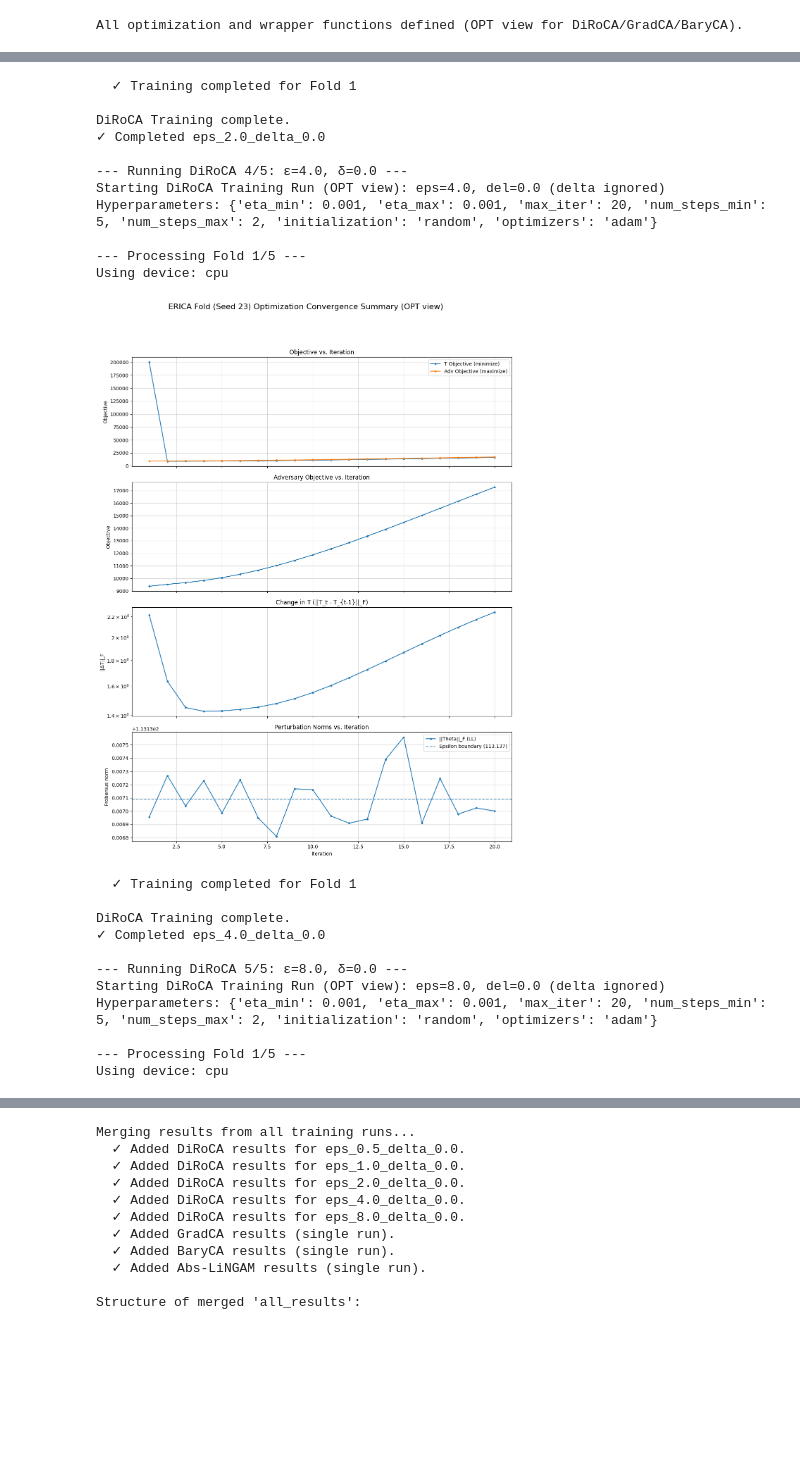
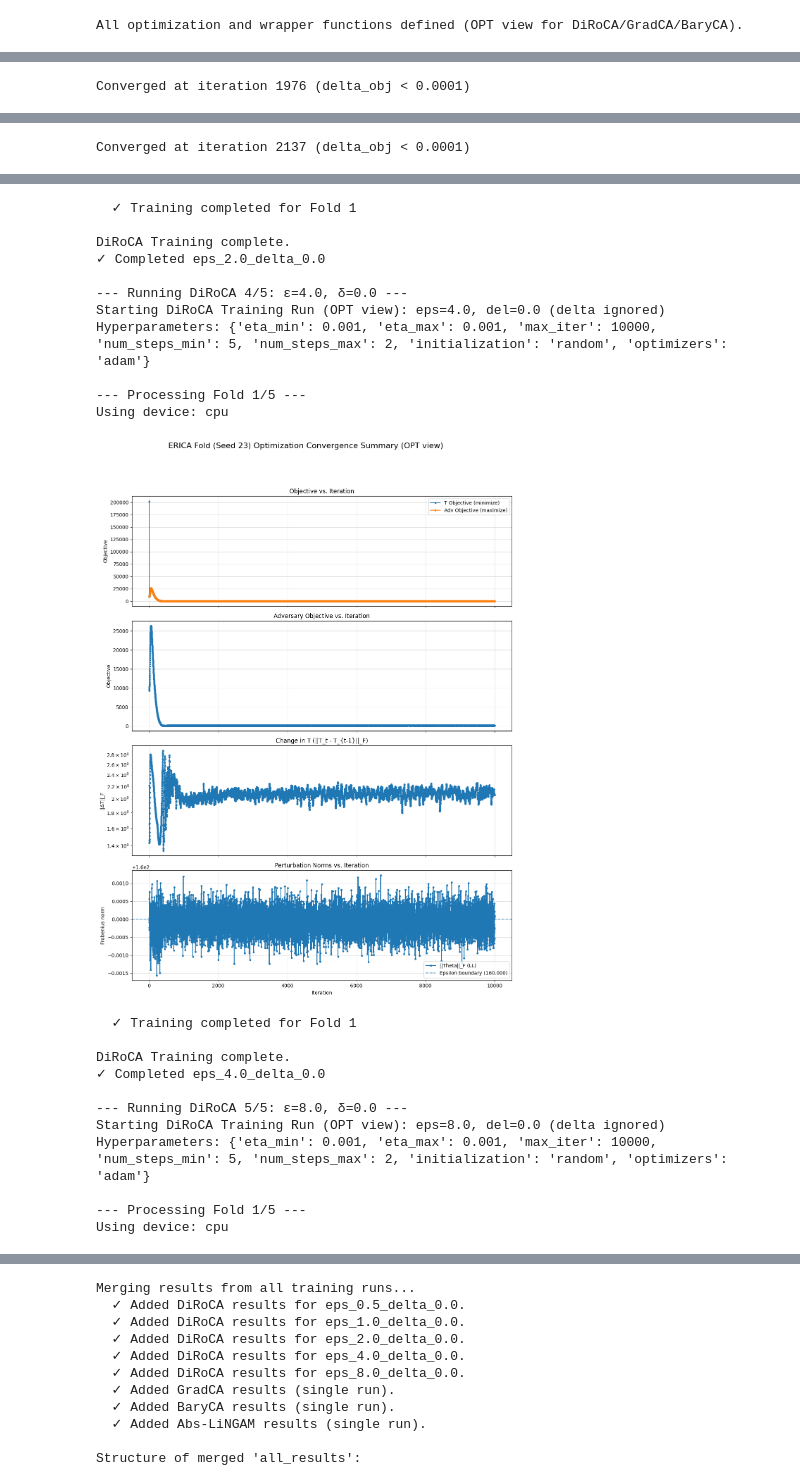
Before and after one commit to yfelekis/GenDiroca, a Jupyter notebook: cmnist_opt_new_fixed.ipynb, the cells around one changed output, grey strips where cells are left out. Drawn from its saved outputs; the diff is of its cells as text; code cells hidden in the pictures; blank space fills up the shorter version.

```diff
--- a/cmnist_opt_new_fixed.ipynb
+++ b/cmnist_opt_new_fixed.ipynb
@@ -602,7 +602,7 @@ import torch
 import numpy as np
 
 # How many samples you want to keep
-N_SUB = 1000  # e.g. 500 or 1000
+N_SUB = 2000  # e.g. 500 or 1000
 
 print("\n" + "="*20 + f" Subsampling to N_SUB = {N_SUB} " + "="*20)
 
@@ -2076,7 +2260,7 @@ print("\n" + "="*20 + " Training DiRoCA Multiple Radii (OPT view: δ=0) " + "="*
 diroca_hyperparams = {
     'eta_min': 1e-3,
     'eta_max': 1e-3,
-    'max_iter': 20,
+    'max_iter': 10000,
     'num_steps_min': 5,
     'num_steps_max': 2,   # still ok; Phi will be ignored if δ=0
     'initialization': 'random',
@@ -2193,0 +2379 @@ Using device: cpu
+Converged at iteration 1976 (delta_obj < 0.0001)
@@ -2205,0 +2392 @@ Using device: cpu
+Converged at iteration 2137 (delta_obj < 0.0001)
@@ -2207,23 +2394,23 @@ Using device: cpu
-  ✓ Training completed for Fold 1
-
-DiRoCA Training complete.
-✓ Completed eps_2.0_delta_0.0
-
---- Running DiRoCA 4/5: ε=4.0, δ=0.0 ---
-Starting DiRoCA Training Run (OPT view): eps=4.0, del=0.0 (delta ignored)
-Hyperparameters: {'eta_min': 0.001, 'eta_max': 0.001, 'max_iter': 20, 'num_steps_min': 5, 'num_steps_max': 2, 'initialization': 'random', 'optimizers': 'adam'}
-
---- Processing Fold 1/5 ---
-Using device: cpu
+  ✓ Training completed for Fold 1
+
+DiRoCA Training complete.
+✓ Completed eps_2.0_delta_0.0
+
+--- Running DiRoCA 4/5: ε=4.0, δ=0.0 ---
+Starting DiRoCA Training Run (OPT view): eps=4.0, del=0.0 (delta ignored)
+Hyperparameters: {'eta_min': 0.001, 'eta_max': 0.001, 'max_iter': 10000, 'num_steps_min': 5, 'num_steps_max': 2, 'initialization': 'random', 'optimizers': 'adam'}
+
+--- Processing Fold 1/5 ---
+Using device: cpu
-[figure, old version]
+[figure, new version]
-  ✓ Training completed for Fold 1
-
-DiRoCA Training complete.
-✓ Completed eps_4.0_delta_0.0
-
---- Running DiRoCA 5/5: ε=8.0, δ=0.0 ---
-Starting DiRoCA Training Run (OPT view): eps=8.0, del=0.0 (delta ignored)
-Hyperparameters: {'eta_min': 0.001, 'eta_max': 0.001, 'max_iter': 20, 'num_steps_min': 5, 'num_steps_max': 2, 'initialization': 'random', 'optimizers': 'adam'}
-
---- Processing Fold 1/5 ---
-Using device: cpu
+  ✓ Training completed for Fold 1
+
+DiRoCA Training complete.
+✓ Completed eps_4.0_delta_0.0
+
+--- Running DiRoCA 5/5: ε=8.0, δ=0.0 ---
+Starting DiRoCA Training Run (OPT view): eps=8.0, del=0.0 (delta ignored)
+Hyperparameters: {'eta_min': 0.001, 'eta_max': 0.001, 'max_iter': 10000, 'num_steps_min': 5, 'num_steps_max': 2, 'initialization': 'random', 'optimizers': 'adam'}
+
+--- Processing Fold 1/5 ---
+Using device: cpu
```
Also changed, not shown: parts of 21 cells of this notebook.
